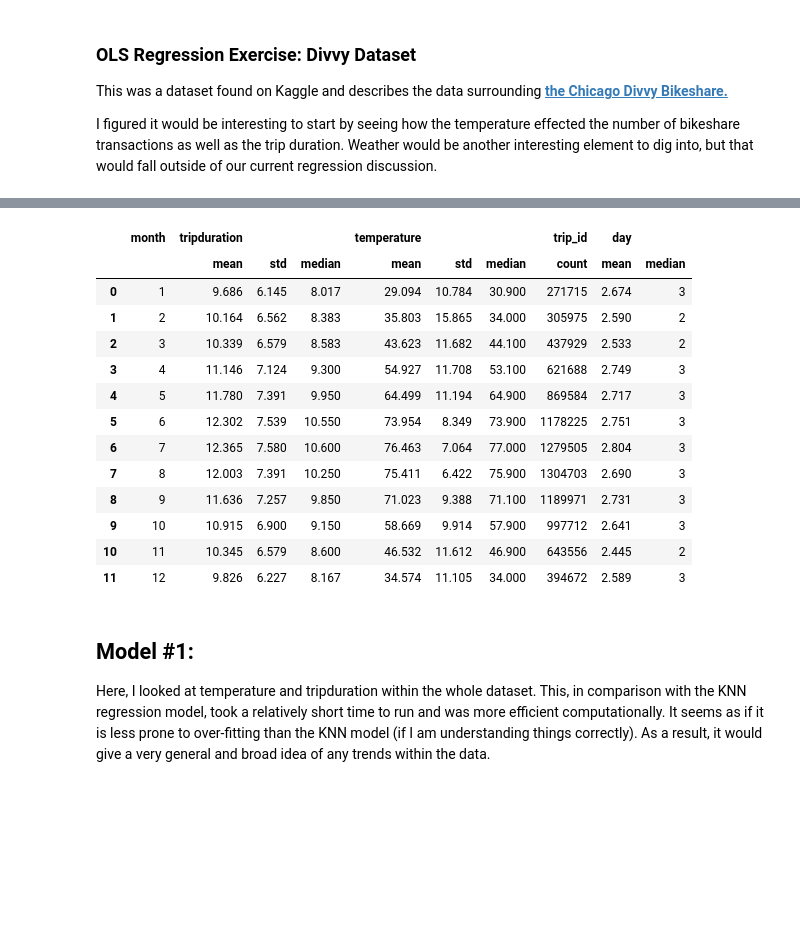
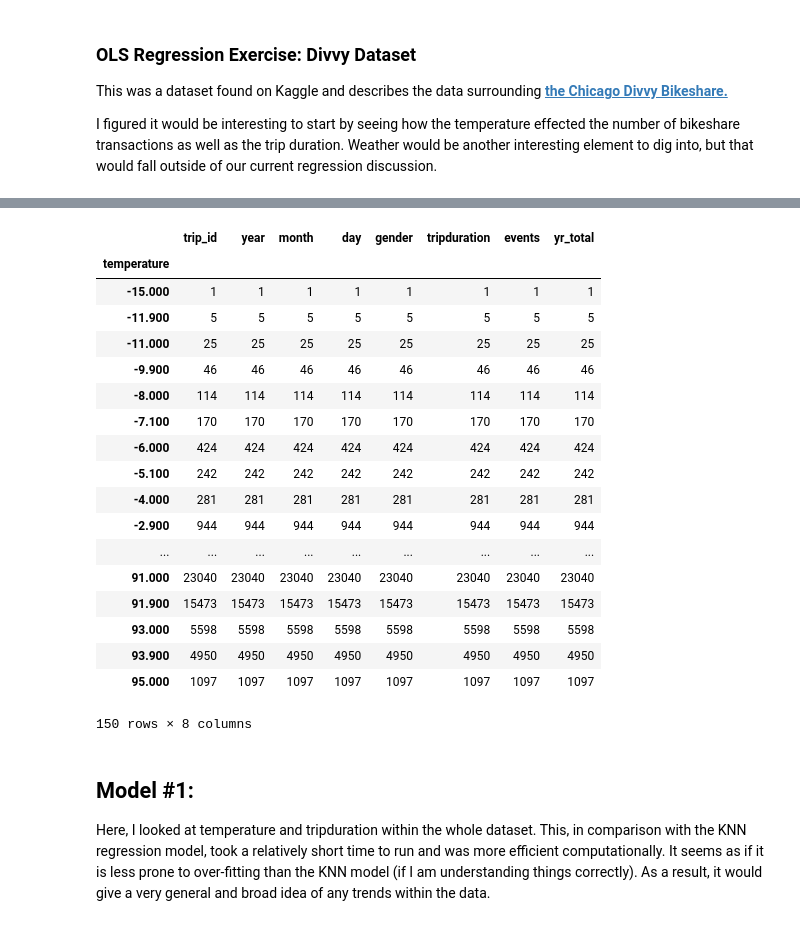
Before and after one commit to Begecky/Pre-Bootcamp-Materials, a Jupyter notebook: Unit_3/OLS_Regression_#2.ipynb, the cells around one changed output, grey strips where cells are left out. Drawn from its saved outputs; the diff is of its cells as text; code cells hidden in the pictures; blank space fills up the shorter version.

```diff
--- a/Unit_3/OLS_Regression_#2.ipynb
+++ b/Unit_3/OLS_Regression_#2.ipynb
@@ -44,24 +52,30 @@ mth_day = data.groupby(['month', 'day']).transform('count')
 # %%
 monthly_df = data.groupby('month', as_index = False).agg({'tripduration': ['mean', 'std', 'median'],
                                                            'temperature': ['mean', 'std', 'median'],
                                                            'trip_id':'count',
                                                            'day': ['mean', 'median']})
 monthly_df
+data.groupby('temperature').agg('count')
 # %% [output]
-|  | month | tripduration |  |  | temperature |  |  | trip_id | day |  |
-|  |  | mean | std | median | mean | std | median | count | mean | median |
-| 0 | 1 | 9.686 | 6.145 | 8.017 | 29.094 | 10.784 | 30.900 | 271715 | 2.674 | 3 |
-| 1 | 2 | 10.164 | 6.562 | 8.383 | 35.803 | 15.865 | 34.000 | 305975 | 2.590 | 2 |
-| 2 | 3 | 10.339 | 6.579 | 8.583 | 43.623 | 11.682 | 44.100 | 437929 | 2.533 | 2 |
-| 3 | 4 | 11.146 | 7.124 | 9.300 | 54.927 | 11.708 | 53.100 | 621688 | 2.749 | 3 |
-| 4 | 5 | 11.780 | 7.391 | 9.950 | 64.499 | 11.194 | 64.900 | 869584 | 2.717 | 3 |
-| 5 | 6 | 12.302 | 7.539 | 10.550 | 73.954 | 8.349 | 73.900 | 1178225 | 2.751 | 3 |
-| 6 | 7 | 12.365 | 7.580 | 10.600 | 76.463 | 7.064 | 77.000 | 1279505 | 2.804 | 3 |
-| 7 | 8 | 12.003 | 7.391 | 10.250 | 75.411 | 6.422 | 75.900 | 1304703 | 2.690 | 3 |
-| 8 | 9 | 11.636 | 7.257 | 9.850 | 71.023 | 9.388 | 71.100 | 1189971 | 2.731 | 3 |
-| 9 | 10 | 10.915 | 6.900 | 9.150 | 58.669 | 9.914 | 57.900 | 997712 | 2.641 | 3 |
-| 10 | 11 | 10.345 | 6.579 | 8.600 | 46.532 | 11.612 | 46.900 | 643556 | 2.445 | 2 |
-| 11 | 12 | 9.826 | 6.227 | 8.167 | 34.574 | 11.105 | 34.000 | 394672 | 2.589 | 3 |
+|  | trip_id | year | month | day | gender | tripduration | events | yr_total |
+| temperature |  |  |  |  |  |  |  |  |
+| -15.000 | 1 | 1 | 1 | 1 | 1 | 1 | 1 | 1 |
+| -11.900 | 5 | 5 | 5 | 5 | 5 | 5 | 5 | 5 |
+| -11.000 | 25 | 25 | 25 | 25 | 25 | 25 | 25 | 25 |
+| -9.900 | 46 | 46 | 46 | 46 | 46 | 46 | 46 | 46 |
+| -8.000 | 114 | 114 | 114 | 114 | 114 | 114 | 114 | 114 |
+| -7.100 | 170 | 170 | 170 | 170 | 170 | 170 | 170 | 170 |
+| -6.000 | 424 | 424 | 424 | 424 | 424 | 424 | 424 | 424 |
+| -5.100 | 242 | 242 | 242 | 242 | 242 | 242 | 242 | 242 |
+| -4.000 | 281 | 281 | 281 | 281 | 281 | 281 | 281 | 281 |
+| -2.900 | 944 | 944 | 944 | 944 | 944 | 944 | 944 | 944 |
+| ... | ... | ... | ... | ... | ... | ... | ... | ... |
+| 91.000 | 23040 | 23040 | 23040 | 23040 | 23040 | 23040 | 23040 | 23040 |
+| 91.900 | 15473 | 15473 | 15473 | 15473 | 15473 | 15473 | 15473 | 15473 |
+| 93.000 | 5598 | 5598 | 5598 | 5598 | 5598 | 5598 | 5598 | 5598 |
+| 93.900 | 4950 | 4950 | 4950 | 4950 | 4950 | 4950 | 4950 | 4950 |
+| 95.000 | 1097 | 1097 | 1097 | 1097 | 1097 | 1097 | 1097 | 1097 |
+150 rows × 8 columns
 # %% [markdown]
 ## Model #1:
 
```
Also changed, not shown: parts of 19 cells of this notebook.
